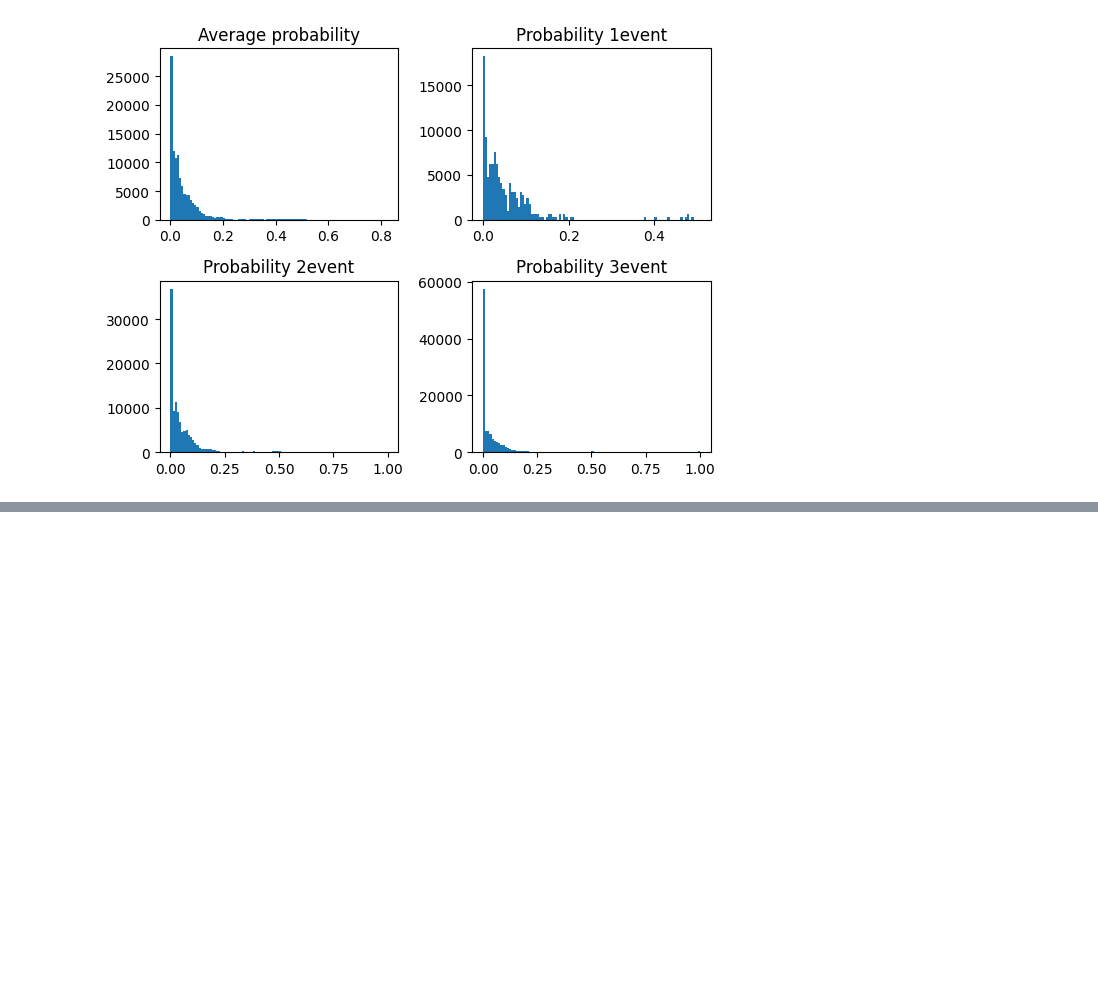
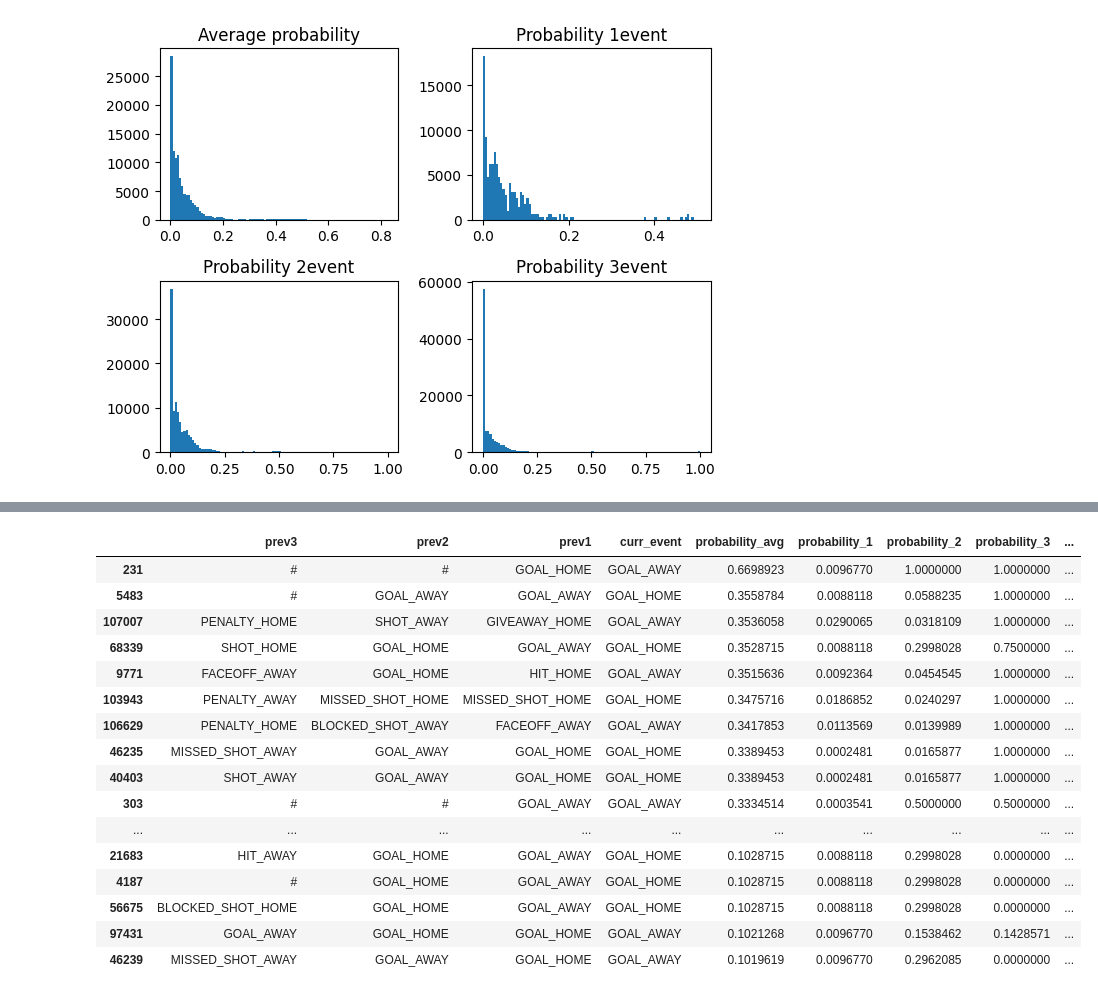
Before and after one commit to jeffxhansen/NHL_Win_Predictor, a Jupyter notebook: jeff.ipynb, the cells around one changed output, grey strips where cells are left out. Cells and saved outputs as stored; diff of their text form; code cells hidden in the pictures; blank space fills up the shorter version.

```diff
--- a/jeff.ipynb
+++ b/jeff.ipynb
@@ -5,10 +5,15 @@ from jeffutils.utils import set_np_pd_display_params, print_display
 import os
 import matplotlib.pyplot as plt
 from itertools import product
+from sklearn.neighbors import KernelDensity
+from collections import defaultdict
+from tqdm.auto import tqdm
 
 from py_files.healper_funcs import get_data, get_label_encoder
 
 set_np_pd_display_params(np, pd)
+# set max rows for pandas dataframe to 100
+pd.set_option("display.max_rows", 100)
 
 DATA_PATH = "data/play_by_play/"
 # %% [markdown]
@@ -387,0 +439,6 @@ plt.show()
+# %%
+probs = pd.read_csv("data/probabilities_avg.csv")
+display(probs)
+
+events = probs['curr_event'].unique()
+print(events)
@@ -387,0 +463,25 @@ plt.show()
+# %%
+probs_sums = (probs
+    .copy()
+    .groupby(by=['prev3', 'prev2', 'prev1'])
+    [['probability_avg', 'probability_1', 'probability_2', 'probability_3']]
+    .sum()
+    .reset_index()
+    .rename(columns={
+        'probability_avg': 'probability_avg_sum',
+        'probability_1': 'probability_1_sum',
+        'probability_2': 'probability_2_sum',
+        'probability_3': 'probability_3_sum'}))
+
+display(probs_sums)
+
+probs2 = pd.merge(probs, probs_sums, on=['prev3', 'prev2', 'prev1'], how='left')
+probs2['probability_avg'] /= probs2['probability_avg_sum']
+probs2['probability_1'] /= probs2['probability_1_sum']
+probs2['probability_2'] /= probs2['probability_2_sum']
+probs2['probability_3'] /= probs2['probability_3_sum']
+probs2 = probs2.drop(columns=[
+    'probability_avg_sum', 'probability_1_sum', 'probability_2_sum', 'probability_3_sum'])
+
+probs2 = probs2.fillna(0)
+display(probs2)
@@ -387,0 +608,21 @@ plt.show()
+# %%
+
+display(probs2[probs2['curr_event'].isin(['GOAL_HOME', 'GOAL_AWAY'])].sort_values(by='probability_avg', ascending=False).head(100))
+# %% [output]
+|  | prev3 | prev2 | prev1 | curr_event | probability_avg | probability_1 | probability_2 | probability_3 | ... |
+| 231 | # | # | GOAL_HOME | GOAL_AWAY | 0.6698923 | 0.0096770 | 1.0000000 | 1.0000000 | ... |
+| 5483 | # | GOAL_AWAY | GOAL_AWAY | GOAL_HOME | 0.3558784 | 0.0088118 | 0.0588235 | 1.0000000 | ... |
+| 107007 | PENALTY_HOME | SHOT_AWAY | GIVEAWAY_HOME | GOAL_AWAY | 0.3536058 | 0.0290065 | 0.0318109 | 1.0000000 | ... |
+| 68339 | SHOT_HOME | GOAL_HOME | GOAL_AWAY | GOAL_HOME | 0.3528715 | 0.0088118 | 0.2998028 | 0.7500000 | ... |
+| 9771 | FACEOFF_AWAY | GOAL_HOME | HIT_HOME | GOAL_AWAY | 0.3515636 | 0.0092364 | 0.0454545 | 1.0000000 | ... |
+| 103943 | PENALTY_AWAY | MISSED_SHOT_HOME | MISSED_SHOT_HOME | GOAL_HOME | 0.3475716 | 0.0186852 | 0.0240297 | 1.0000000 | ... |
+| 106629 | PENALTY_HOME | BLOCKED_SHOT_AWAY | FACEOFF_AWAY | GOAL_AWAY | 0.3417853 | 0.0113569 | 0.0139989 | 1.0000000 | ... |
+| 46235 | MISSED_SHOT_AWAY | GOAL_AWAY | GOAL_HOME | GOAL_HOME | 0.3389453 | 0.0002481 | 0.0165877 | 1.0000000 | ... |
+| 40403 | SHOT_AWAY | GOAL_AWAY | GOAL_HOME | GOAL_HOME | 0.3389453 | 0.0002481 | 0.0165877 | 1.0000000 | ... |
+| 303 | # | # | GOAL_AWAY | GOAL_AWAY | 0.3334514 | 0.0003541 | 0.5000000 | 0.5000000 | ... |
+| ... | ... | ... | ... | ... | ... | ... | ... | ... | ... |
+| 21683 | HIT_AWAY | GOAL_HOME | GOAL_AWAY | GOAL_HOME | 0.1028715 | 0.0088118 | 0.2998028 | 0.0000000 | ... |
+| 4187 | # | GOAL_HOME | GOAL_AWAY | GOAL_HOME | 0.1028715 | 0.0088118 | 0.2998028 | 0.0000000 | ... |
+| 56675 | BLOCKED_SHOT_HOME | GOAL_HOME | GOAL_AWAY | GOAL_HOME | 0.1028715 | 0.0088118 | 0.2998028 | 0.0000000 | ... |
+| 97431 | GOAL_AWAY | GOAL_HOME | GOAL_HOME | GOAL_AWAY | 0.1021268 | 0.0096770 | 0.1538462 | 0.1428571 | ... |
+| 46239 | MISSED_SHOT_AWAY | GOAL_AWAY | GOAL_HOME | GOAL_AWAY | 0.1019619 | 0.0096770 | 0.2962085 | 0.0000000 | ... |
```
Also changed, not shown: parts of 16 cells of this notebook.
